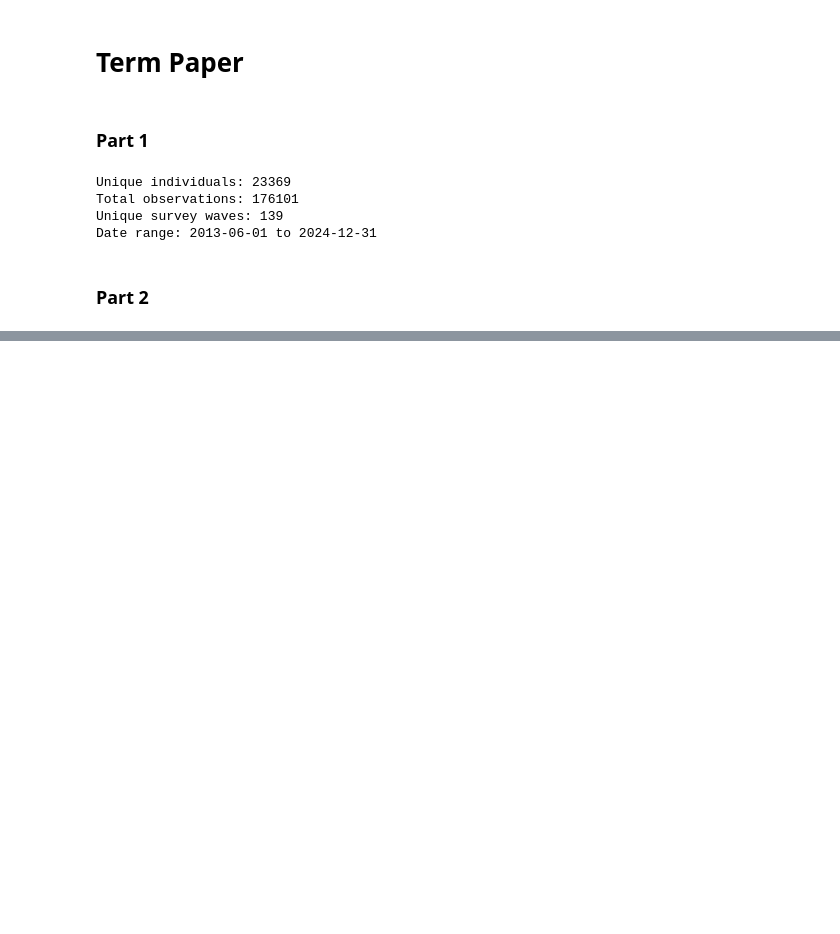
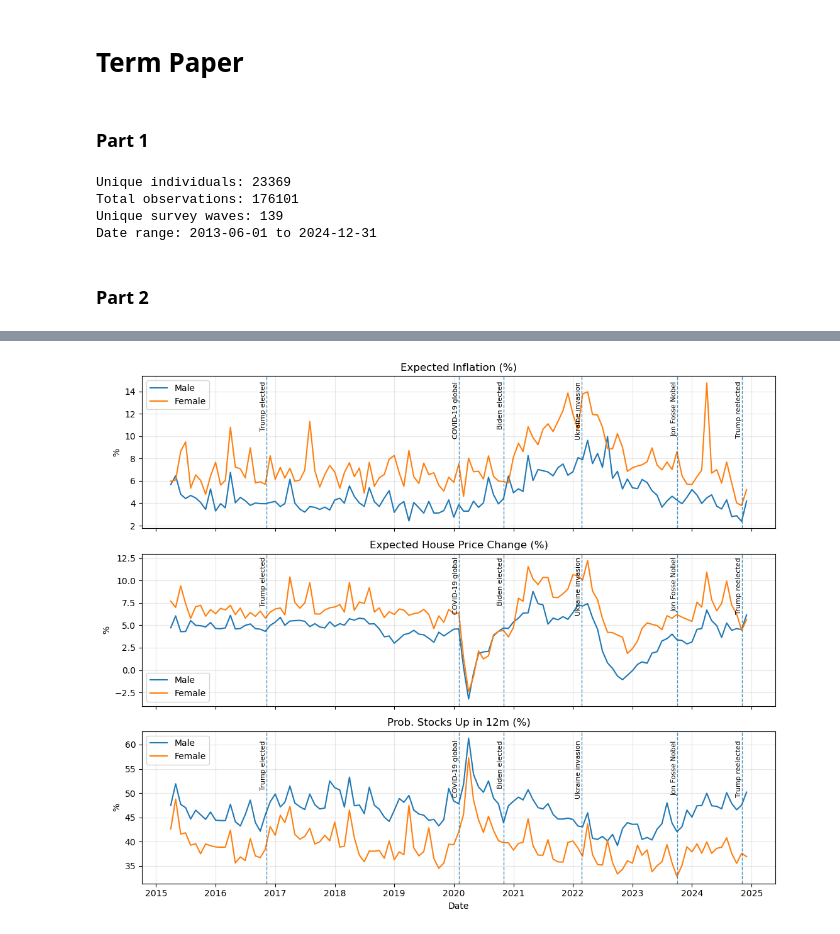
Before and after one commit to vanasilaghi/Term-paper, a Jupyter notebook: Term_Paper_CVS.ipynb, the cells around one changed output, grey strips where cells are left out. Saved outputs shown, nothing was run; the diff lists cells and outputs as text; code cells hidden in the pictures; blank space fills up the shorter version.

Commit message:
Corrected part 2

```diff
--- a/Term_Paper_CVS.ipynb
+++ b/Term_Paper_CVS.ipynb
@@ -61,19 +61,22 @@ numeracy_cols.extend(['female','educ','age','inflation','house_price_change','pr
 sce_df.dropna(subset=numeracy_cols,inplace=True)
 
 #Eliminate 0.1th percentile and 99.9th percentile of answers
-numeracy_cols = [
-    'num_lit_q1_correct', 'num_lit_q2_correct', 'num_lit_q3_correct',
-    'num_lit_q5_correct', 'num_lit_q6_correct', 'num_lit_q8_correct', 'num_lit_q9_correct'
+expectation_cols=[
+    'inflation','house_price_change','prob_stocks_up'
 ]
-lower_bounds=sce_df[numeracy_cols].quantile(0.001)
-upper_bounds=sce_df[numeracy_cols].quantile(0.999)
-for col in numeracy_cols:
-    sce_df=sce_df[(sce_df[col]>=lower_bounds[col]) & (sce_df[col]<=upper_bounds[col])]
+lower_bounds=sce_df[expectation_cols].quantile(0.001)
+upper_bounds=sce_df[expectation_cols].quantile(0.999)
+for col in expectation_cols:
+    sce_df=sce_df[(sce_df[col]>lower_bounds[col]) & (sce_df[col]< upper_bounds[col])]
 
 #Creating a column to determine whether the individual has a bachelor's degree or higher
 sce_df['college']=(sce_df['educ']>3).astype(int)
 
 #Compute the total number of correct numeracy responces
+numeracy_cols = [
+    'num_lit_q1_correct', 'num_lit_q2_correct', 'num_lit_q3_correct',
+    'num_lit_q5_correct', 'num_lit_q6_correct', 'num_lit_q8_correct', 'num_lit_q9_correct'
+]
 sce_df['numeracy_score']=sce_df[numeracy_cols].sum(axis=1)
 
 #Compute the average numeracy score
@@ -104,0 +110,69 @@ Date range: 2015-04-02 to 2024-12-31
+# %%
+import matplotlib.pyplot as plt
+
+# --- Ensure we have a proper 'date' column (not just an index)
+if 'date' not in sce_df.columns:
+    # if the index is the date, bring it back as a column
+    sce_df = sce_df.reset_index()  # will create a 'date' column if index name was 'date'
+sce_df['date'] = pd.to_datetime(sce_df['date'])
+
+# --- Monthly averages for a given group variable
+def monthly_group_avg(df, group_var):
+    df2 = df.copy()
+    df2['date'] = pd.to_datetime(df2['date'])
+    return (
+        df2.groupby([group_var, pd.Grouper(key='date', freq='MS')])  # Month Start
+           [['inflation', 'house_price_change', 'prob_stocks_up']]
+           .mean()
+           .reset_index()
+           .sort_values(['date', group_var])
+    )
+
+# --- Plot 3 stacked panels with event markers
+def plot_expectation_dynamics(df, group_var, labels):
+    fig, axes = plt.subplots(3, 1, figsize=(11, 9), sharex=True)
+    vars_  = ['inflation', 'house_price_change', 'prob_stocks_up']
+    titles = ['Expected Inflation (%)',
+              'Expected House Price Change (%)',
+              'Prob. Stocks Up in 12m (%)']
+
+    for i, var in enumerate(vars_):
+        ax = axes[i]
+        for val, lab in labels.items():
+            sub = df[df[group_var] == val]
+            ax.plot(sub['date'], sub[var], label=lab)
+        ax.set_title(titles[i])
+        ax.set_ylabel('%')
+        ax.grid(True, alpha=0.3)
+        ax.legend()
+
+    events = [
+        ('2016-11-08', 'Trump elected'),
+        ('2020-02-01', 'COVID-19 global'),
+        ('2020-11-03', 'Biden elected'),
+        ('2022-02-24', 'Ukraine invasion'),
+        ('2023-10-03', 'Jon Fosse Nobel'),
+        ('2024-11-05', 'Trump reelected'),
+    ]
+    for datestr, lab in events:
+        x = pd.to_datetime(datestr)
+        for ax in axes:
+            ax.axvline(x, linestyle='--', linewidth=1, alpha=0.8)
+            ymax = ax.get_ylim()[1]
+            ax.text(x, ymax*0.97, lab, rotation=90, va='top', ha='right', fontsize=8)
+
+    axes[-1].set_xlabel('Date')
+    fig.tight_layout()
+    plt.show()
+
+# --- Calls
+monthly_gender  = monthly_group_avg(sce_df, 'female')
+plot_expectation_dynamics(monthly_gender, 'female', {0: 'Male', 1: 'Female'})
+
+monthly_college = monthly_group_avg(sce_df, 'college')
+plot_expectation_dynamics(monthly_college, 'college', {0: 'Non-College', 1: 'College'})
+
+monthly_numlit  = monthly_group_avg(sce_df, 'num_lit_high')
+plot_expectation_dynamics(monthly_numlit, 'num_lit_high', {0: 'Low Numeracy', 1: 'High Numeracy'})
+# %% [output]
+[figure, added]
```
Also changed, not shown: parts of 5 cells of this notebook.
